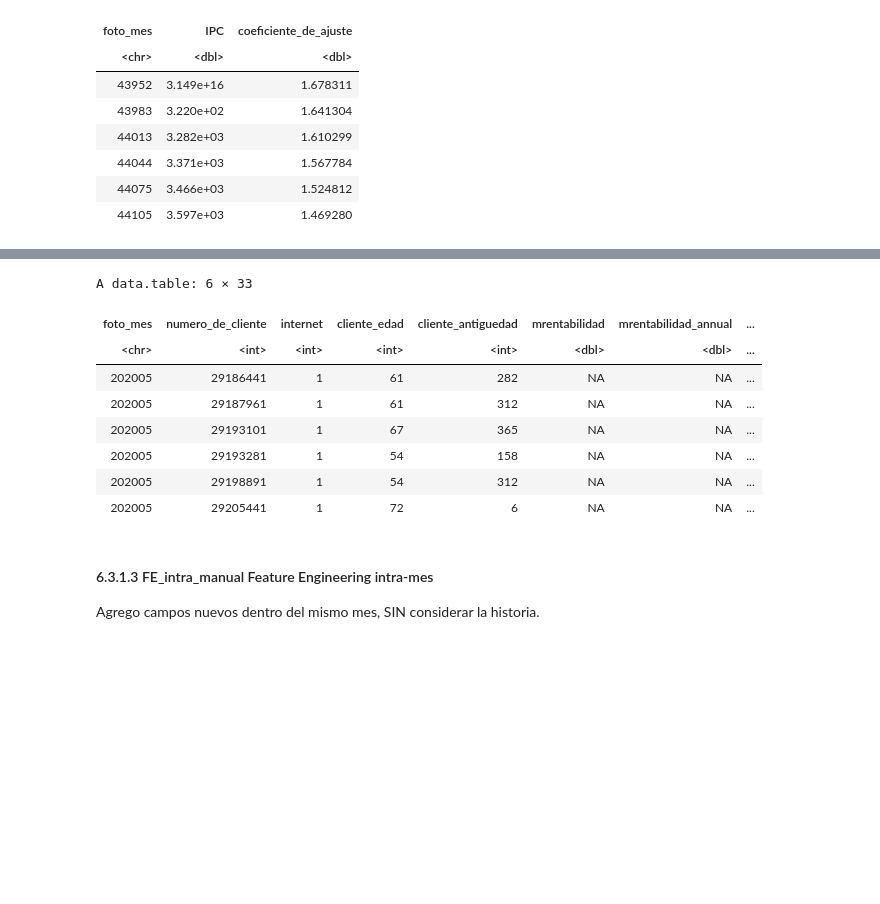
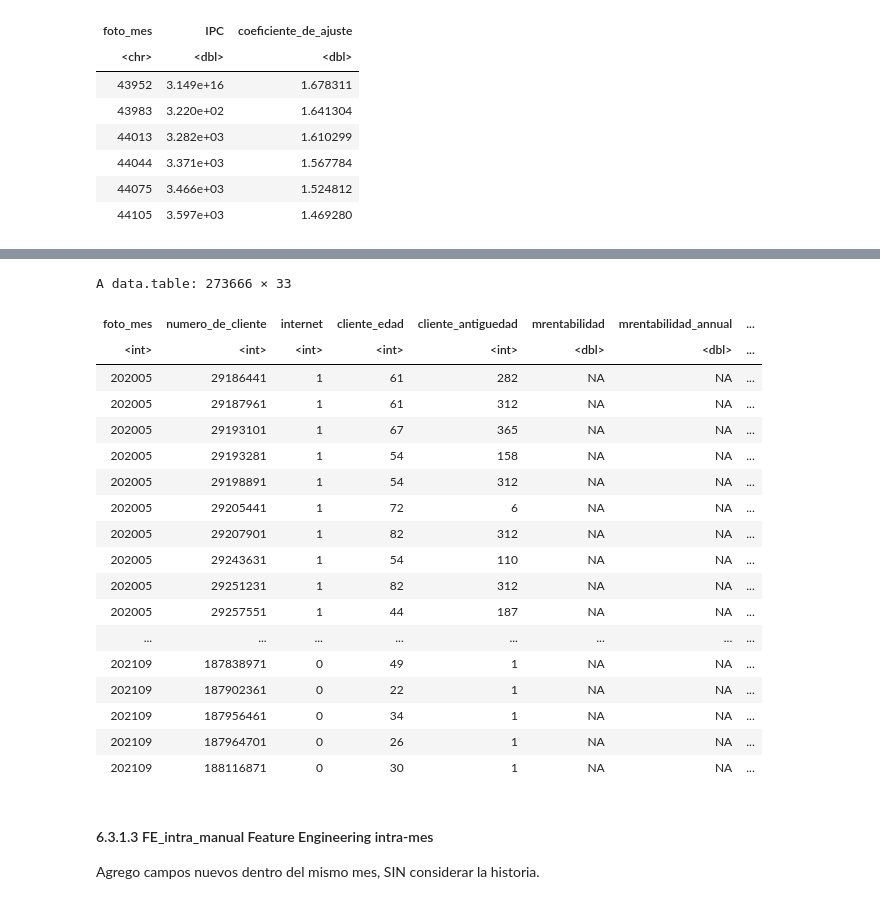
Before and after one commit to matifards/labo2025v, a Jupyter notebook: src/workflows/610_WorkFlow_01_gerencial.ipynb, the cells around one changed output, grey strips where cells are left out. Drawn from its saved outputs; the diff is of its cells as text; code cells hidden in the pictures; blank space fills up the shorter version.

```diff
--- a/src/workflows/610_WorkFlow_01_gerencial.ipynb
+++ b/src/workflows/610_WorkFlow_01_gerencial.ipynb
@@ -141,7 +141,7 @@ Si es gerente, no cambie nada
 PARAM <- list()
 PARAM$semilla_primigenia <- 540347
 
-PARAM$experimento <- 6300
+PARAM$experimento <- 6000
 PARAM$dataset <- "gerencial_competencia_2025.csv.gz"
 # %% [markdown]
 #### Carpeta del Experimento
@@ -275,3 +275,5 @@ A data.table: 6 × 3
 | 44044 | 3.371e+03 | 1.567784 |
 | 44075 | 3.466e+03 | 1.524812 |
 | 44105 | 3.597e+03 | 1.469280 |
+# %%
+fapce$foto_mes <- as.integer(fapce$foto_mes)
@@ -292,6 +306,8 @@ for (col in cols_borrar) {
 }
 # %%
 #PASO 4
+# Ensure dataset$foto_mes is an integer for merging
+dataset$foto_mes <- as.integer(dataset$foto_mes)
 dataset <- merge(
   dataset,
   fapce[, .(foto_mes, coeficiente_de_ajuste)],
@@ -326,17 +342,27 @@ dataset[
   .SDcols = vars_ajustar
 ]
 # %%
-head(dataset)
+View(dataset)
 # %% [output]
-A data.table: 6 × 33
+A data.table: 273666 × 33
 | foto_mes | numero_de_cliente | internet | cliente_edad | cliente_antiguedad | mrentabilidad | mrentabilidad_annual | ... |
-| <chr> | <int> | <int> | <int> | <int> | <dbl> | <dbl> | ... |
+| <int> | <int> | <int> | <int> | <int> | <dbl> | <dbl> | ... |
 | 202005 | 29186441 | 1 | 61 | 282 | NA | NA | ... |
 | 202005 | 29187961 | 1 | 61 | 312 | NA | NA | ... |
 | 202005 | 29193101 | 1 | 67 | 365 | NA | NA | ... |
 | 202005 | 29193281 | 1 | 54 | 158 | NA | NA | ... |
 | 202005 | 29198891 | 1 | 54 | 312 | NA | NA | ... |
 | 202005 | 29205441 | 1 | 72 | 6 | NA | NA | ... |
+| 202005 | 29207901 | 1 | 82 | 312 | NA | NA | ... |
+| 202005 | 29243631 | 1 | 54 | 110 | NA | NA | ... |
+| 202005 | 29251231 | 1 | 82 | 312 | NA | NA | ... |
+| 202005 | 29257551 | 1 | 44 | 187 | NA | NA | ... |
+| ... | ... | ... | ... | ... | ... | ... | ... |
+| 202109 | 187838971 | 0 | 49 | 1 | NA | NA | ... |
+| 202109 | 187902361 | 0 | 22 | 1 | NA | NA | ... |
+| 202109 | 187956461 | 0 | 34 | 1 | NA | NA | ... |
+| 202109 | 187964701 | 0 | 26 | 1 | NA | NA | ... |
+| 202109 | 188116871 | 0 | 30 | 1 | NA | NA | ... |
 # %%
 # sin codigo en esta primera version del workflow para gentencial, lo anterior fue agregado al código original.
 # %% [markdown]
```
Also changed, not shown: parts of 5 cells of this notebook.
